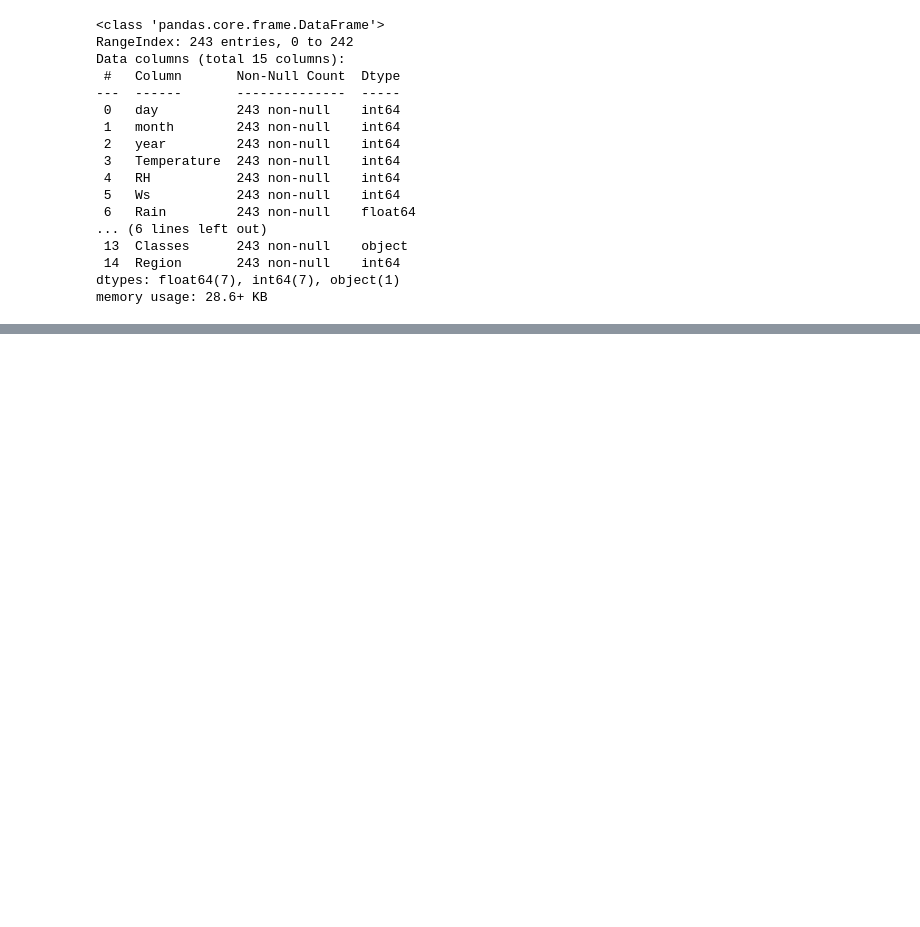
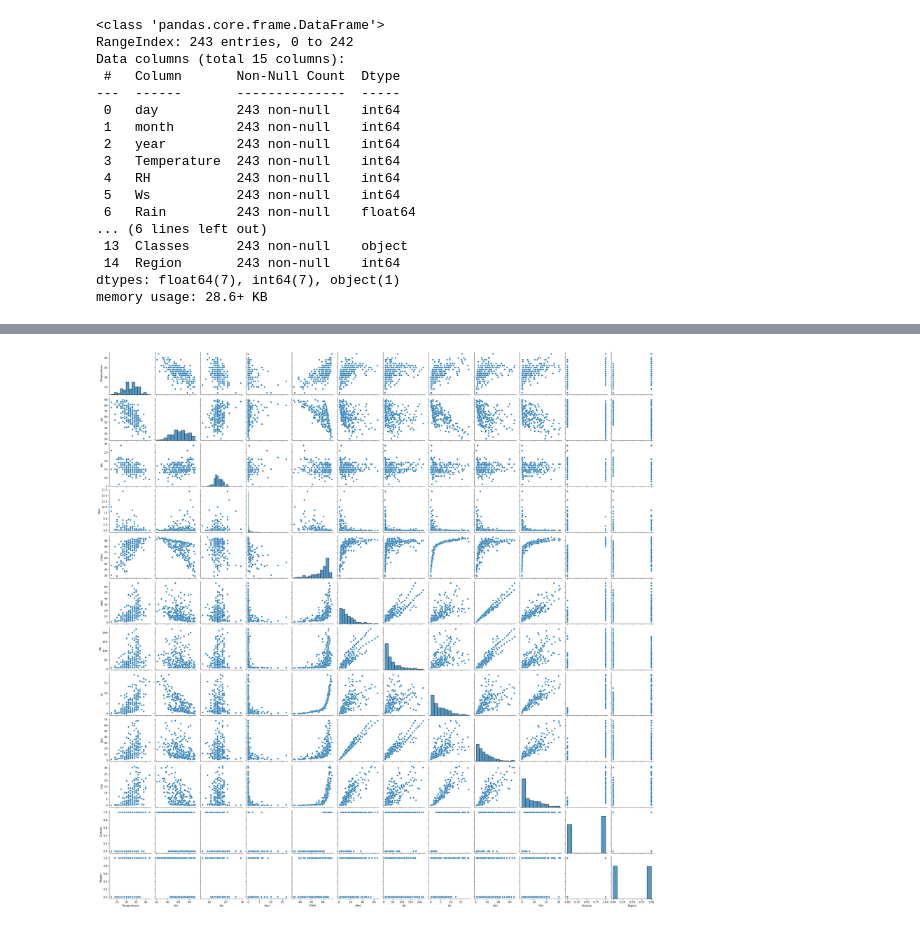
Before and after one commit to Imani-hub-pixel/Predicting-Fire-weather-Index-to-forecast-Algerian-Fires-using-Linear-Regression, a Jupyter notebook: Data cleaning.ipynb, the cells around one changed output, grey strips where cells are left out. Drawn from its saved outputs; the diff is of its cells as text; code cells hidden in the pictures; blank space fills up the shorter version.

```diff
--- a/Data cleaning.ipynb
+++ b/Data cleaning.ipynb
@@ -235,0 +238,2 @@ df.to_csv('Algerian_forest_fires_cleaned_dataset.csv',index=False)
+# %%
+df_copy=df.drop(["day","month","year"],axis=1)
@@ -235,0 +262,2 @@ df.to_csv('Algerian_forest_fires_cleaned_dataset.csv',index=False)
+# %%
+df_copy['Classes']=df_copy['Classes'].str.strip()
@@ -235,0 +271,2 @@ df.to_csv('Algerian_forest_fires_cleaned_dataset.csv',index=False)
+# %%
+df_copy['Classes']=np.where(df_copy['Classes'].str.contains('not fire'),0,1)
@@ -235,0 +282,5 @@ df.to_csv('Algerian_forest_fires_cleaned_dataset.csv',index=False)
+# %%
+sns.pairplot(df_copy)
+plt.show()
+# %% [output]
+[figure, added]
```
Also changed, not shown: parts of 16 cells of this notebook.
